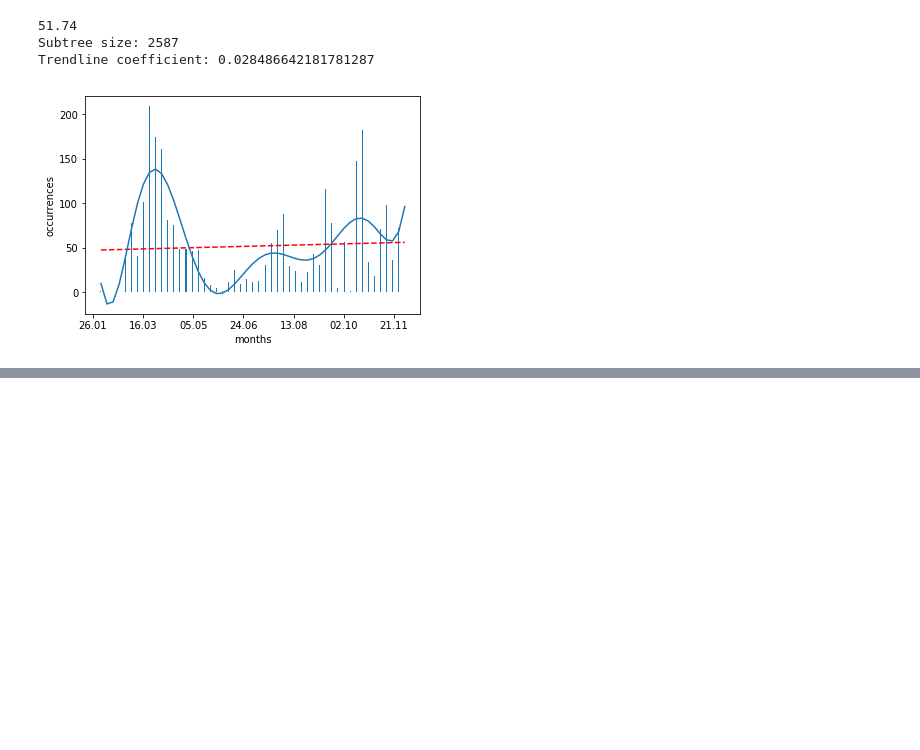
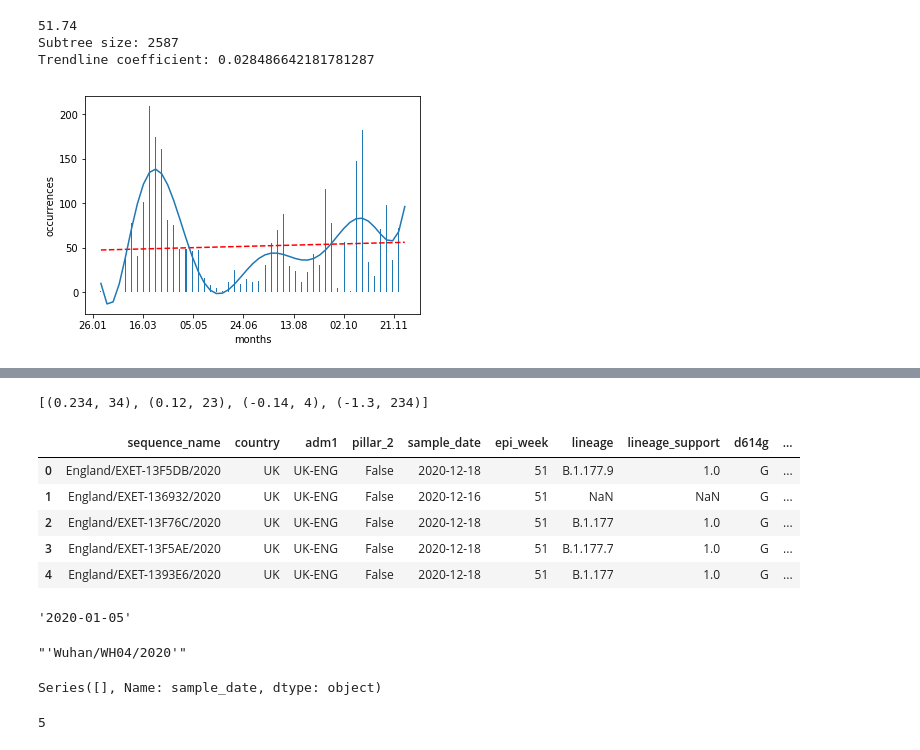
Before and after one commit to pashatyl/covid-active-mutations-research, a Jupyter notebook: COVID.ipynb, the cells around one changed output, grey strips where cells are left out. Drawn from its saved outputs; the diff is of its cells as text; code cells hidden in the pictures; blank space fills up the shorter version.

```diff
--- a/COVID.ipynb
+++ b/COVID.ipynb
@@ -300,3 +310,50 @@ Trendline coefficient: 0.17808184558970663
+# %%
+import heapq
+import operator
+
+d = [(0.234, 34), (-0.14, 4), (-1.3, 234), (0.12, 23)]
+
+# zip(*heapq.nlargest(2, enumerate(d), key=operator.itemgetter(1)))[0]
+res = sorted(d, key = operator.itemgetter(0), reverse = True)[:5]
+res
+# %% [output]
+[(0.234, 34), (0.12, 23), (-0.14, 4), (-1.3, 234)]
 # %%
 # tree = load_tree(os.path.join('COVID data', 'countries', 'Denmark', 'tree.nwk'))
 analyze_subtrees(tree, size_range=(300, 1000))
+# %%
+cog_meta = pd.read_csv('COVID data/cog_metadata.csv', header=0)
+# %%
+cog_meta.head()
+# %% [output]
+|  | sequence_name | country | adm1 | pillar_2 | sample_date | epi_week | lineage | lineage_support | d614g | ... |
+| 0 | England/EXET-13F5DB/2020 | UK | UK-ENG | False | 2020-12-18 | 51 | B.1.177.9 | 1.0 | G | ... |
+| 1 | England/EXET-136932/2020 | UK | UK-ENG | False | 2020-12-16 | 51 | NaN | NaN | G | ... |
+| 2 | England/EXET-13F76C/2020 | UK | UK-ENG | False | 2020-12-18 | 51 | B.1.177 | 1.0 | G | ... |
+| 3 | England/EXET-13F5AE/2020 | UK | UK-ENG | False | 2020-12-18 | 51 | B.1.177.7 | 1.0 | G | ... |
+| 4 | England/EXET-1393E6/2020 | UK | UK-ENG | False | 2020-12-18 | 51 | B.1.177 | 1.0 | G | ... |
+# %%
+data.loc[data['strain'] == tree.get_leaf_names()[0][1:-1], 'date'].iloc[0]
+# %% [output]
+'2020-01-05'
+# %%
+tree.get_leaf_names()[0][1:-1]
+# %% [output]
+"'Wuhan/WH04/2020'"
+# %%
+cog_meta.loc[cog_meta['sequence_name'] == "Wuhan/WH04/2020", 'sample_date']
+# %% [output]
+Series([], Name: sample_date, dtype: object)
+# %%
+edges = [(1, 2), (3, 4), (4, 6)]
+
+def get_nodes_count(edges: list):
+    nodes = set()
+    for n1, n2 in edges:
+        nodes.add(n1)
+        nodes.add(n2)
+    return len(nodes)
+
+print(get_nodes_count(edges))
+# %% [output]
+5
```
Also changed, not shown: parts of 5 cells of this notebook.
